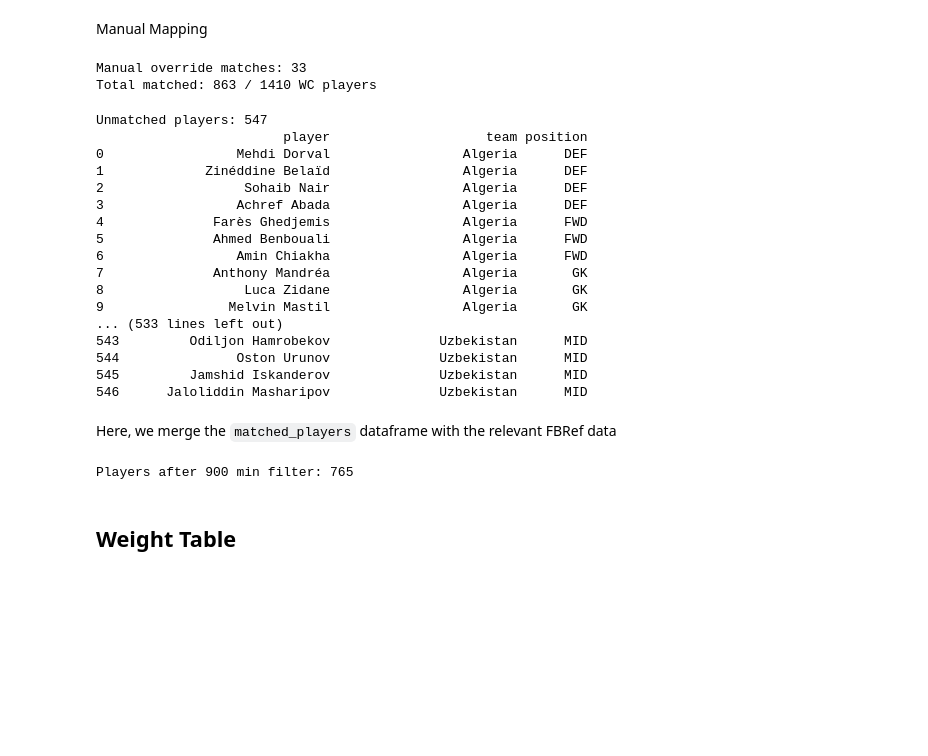
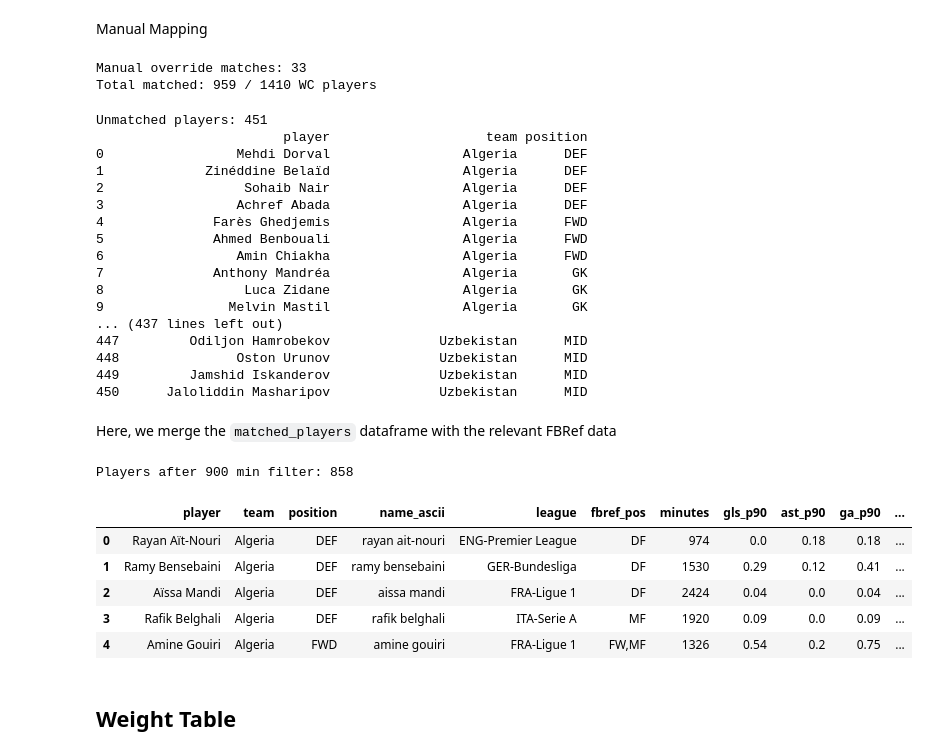
Before and after one commit to skyefung02/world-cup-fantasy-2026, a Jupyter notebook: notebooks/03_player_weights.ipynb, the cells around one changed output. Saved outputs shown, nothing was run; the diff lists cells and outputs as text; code cells hidden in the pictures; blank space fills up the shorter version.

Commit message:
league strengths adjustment to player weights

```diff
--- a/notebooks/03_player_weights.ipynb
+++ b/notebooks/03_player_weights.ipynb
@@ -9,19 +13,28 @@ print(sd.FBref.available_leagues())
 import soccerdata as sd
 import pandas as pd
 
-leagues = [
+all_leagues = [
     "ENG-Premier League", "ESP-La Liga", "FRA-Ligue 1", "GER-Bundesliga", "ITA-Serie A",
-    "NED-Eredivisie", "POR-Primeira Liga", "BRA-Serie A", "ARG-Primera Division",
-    "USA-MLS", "MEX-Liga MX", "SAU-Saudi Pro League", "TUR-Super Lig",
+    "NED-Eredivisie", "POR-Primeira Liga", "SAU-Saudi Pro League", "TUR-Super Lig",
     "BEL-First Division A", "SCO-Premiership", "GRE-Super League", "CZE-First League",
-    "AUT-Bundesliga", "SUI-Super League", "KOR-K League 1", "JPN-J1 League", "ENG-Championship"
+    "AUT-Bundesliga", "SUI-Super League", "BRA-Serie A", "ARG-Primera Division",
+    "USA-MLS", "MEX-Liga MX", "KOR-K League 1", "JPN-J1 League", "ENG2-EFL Championship",
 ]
 
-fbref = sd.FBref(leagues=leagues, seasons=2025)
-stats = fbref.read_player_season_stats(stat_type="standard")
-print(f"Total players: {stats.shape[0]}")
+all_stats = []
+for league in all_leagues:
+    try:
+        fbref = sd.FBref(leagues=[league], seasons=2025)
+        s = fbref.read_player_season_stats(stat_type="standard")
+        all_stats.append(s)
+        print(f"{league}: {s.shape[0]} players")
+    except Exception as e:
+        print(f"{league}: ERROR — {e}")
 
-# Re-run coverage check
+stats = pd.concat(all_stats)
+print(f"\nTotal players: {stats.shape[0]}")
+
+# Coverage check
 players = pd.read_csv("../data/processed/player_fixtures.csv")
 wc_players = players[["player", "team", "position"]].drop_duplicates()
 
@@ -209,7 +231,7 @@ matched_players = pd.concat([matched_players, override_matched], ignore_index=Tr
 print(f"Total matched: {len(matched_players)} / {len(wc_players)} WC players")
 # %% [output]
 Manual override matches: 33
-Total matched: 863 / 1410 WC players
+Total matched: 959 / 1410 WC players
 # %%
 unmatched_final = wc_players[
     ~wc_players["player"].isin(matched_players["player"])
@@ -218,7 +240,7 @@ unmatched_final = wc_players[
 print(f"Unmatched players: {len(unmatched_final)}")
 print(unmatched_final.to_string())
 # %% [output]
-Unmatched players: 547
+Unmatched players: 451
                         player                    team position
 0                 Mehdi Dorval                 Algeria      DEF
 1             Zinéddine Belaïd                 Algeria      DEF
@@ -230,11 +252,11 @@ Unmatched players: 547
 7              Anthony Mandréa                 Algeria       GK
 8                  Luca Zidane                 Algeria       GK
 9                Melvin Mastil                 Algeria       GK
-... (533 lines left out)
-543         Odiljon Hamrobekov              Uzbekistan      MID
-544               Oston Urunov              Uzbekistan      MID
-545         Jamshid Iskanderov              Uzbekistan      MID
-546      Jaloliddin Masharipov              Uzbekistan      MID
+... (437 lines left out)
+447         Odiljon Hamrobekov              Uzbekistan      MID
+448               Oston Urunov              Uzbekistan      MID
+449         Jamshid Iskanderov              Uzbekistan      MID
+450      Jaloliddin Masharipov              Uzbekistan      MID
 # %% [markdown]
 Here, we merge the `matched_players` dataframe with the relevant FBRef data
 # %%
@@ -284,7 +306,16 @@ merged_filtered = merged_filtered.merge(
     how="left"
 )
 # %% [output]
-Players after 900 min filter: 765
+Players after 900 min filter: 858
+# %%
+merged_filtered.head()
+# %% [output]
+|  | player | team | position | name_ascii | league | fbref_pos | minutes | gls_p90 | ast_p90 | ga_p90 | ... |
+| 0 | Rayan Aït-Nouri | Algeria | DEF | rayan ait-nouri | ENG-Premier League | DF | 974 | 0.0 | 0.18 | 0.18 | ... |
+| 1 | Ramy Bensebaini | Algeria | DEF | ramy bensebaini | GER-Bundesliga | DF | 1530 | 0.29 | 0.12 | 0.41 | ... |
+| 2 | Aïssa Mandi | Algeria | DEF | aissa mandi | FRA-Ligue 1 | DF | 2424 | 0.04 | 0.0 | 0.04 | ... |
+| 3 | Rafik Belghali | Algeria | DEF | rafik belghali | ITA-Serie A | MF | 1920 | 0.09 | 0.0 | 0.09 | ... |
+| 4 | Amine Gouiri | Algeria | FWD | amine gouiri | FRA-Ligue 1 | FW,MF | 1326 | 0.54 | 0.2 | 0.75 | ... |
 # %% [markdown]
 ## Weight Table
 # %%
```
Also changed, not shown: parts of 6 cells of this notebook, 2 other files.
